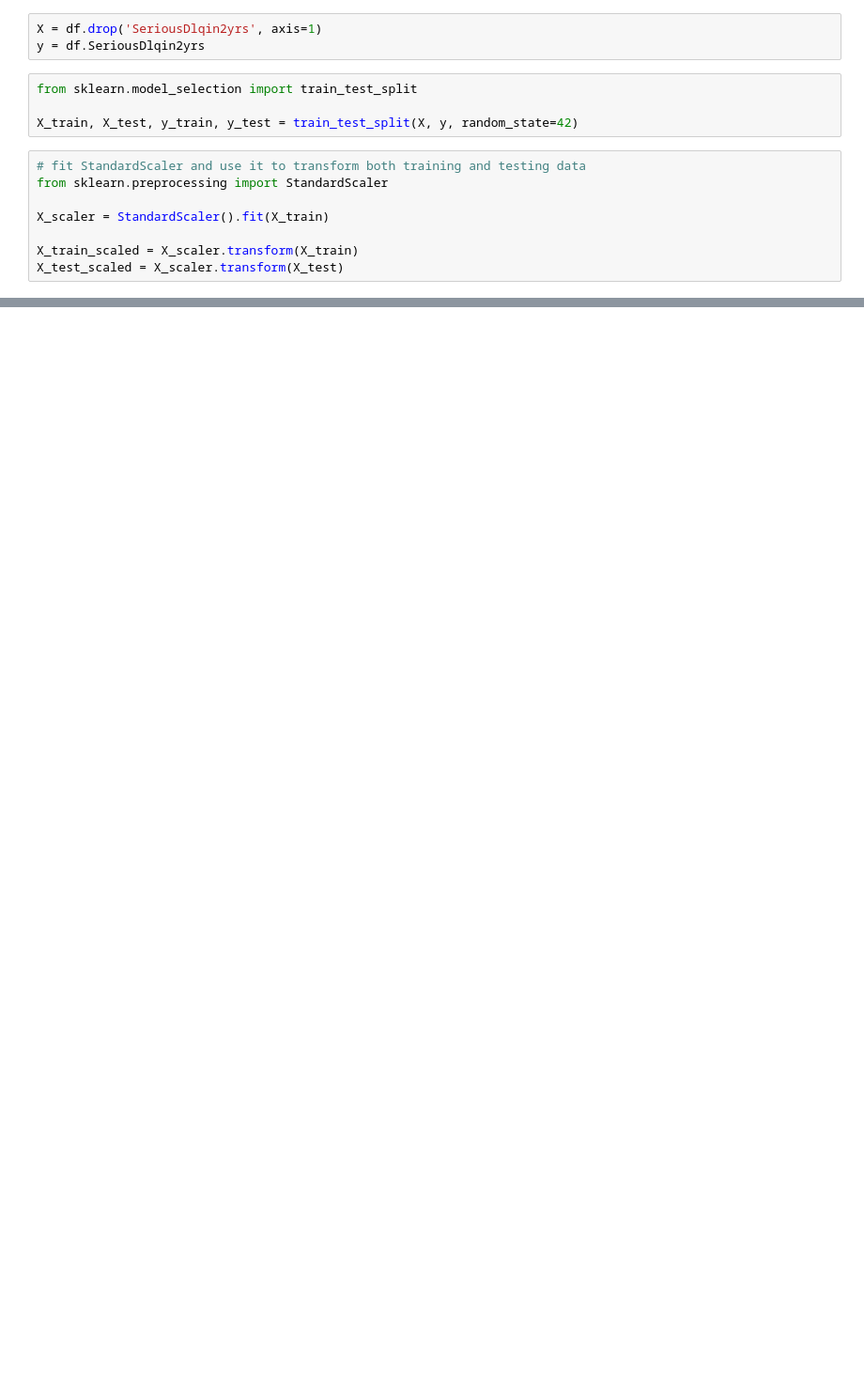
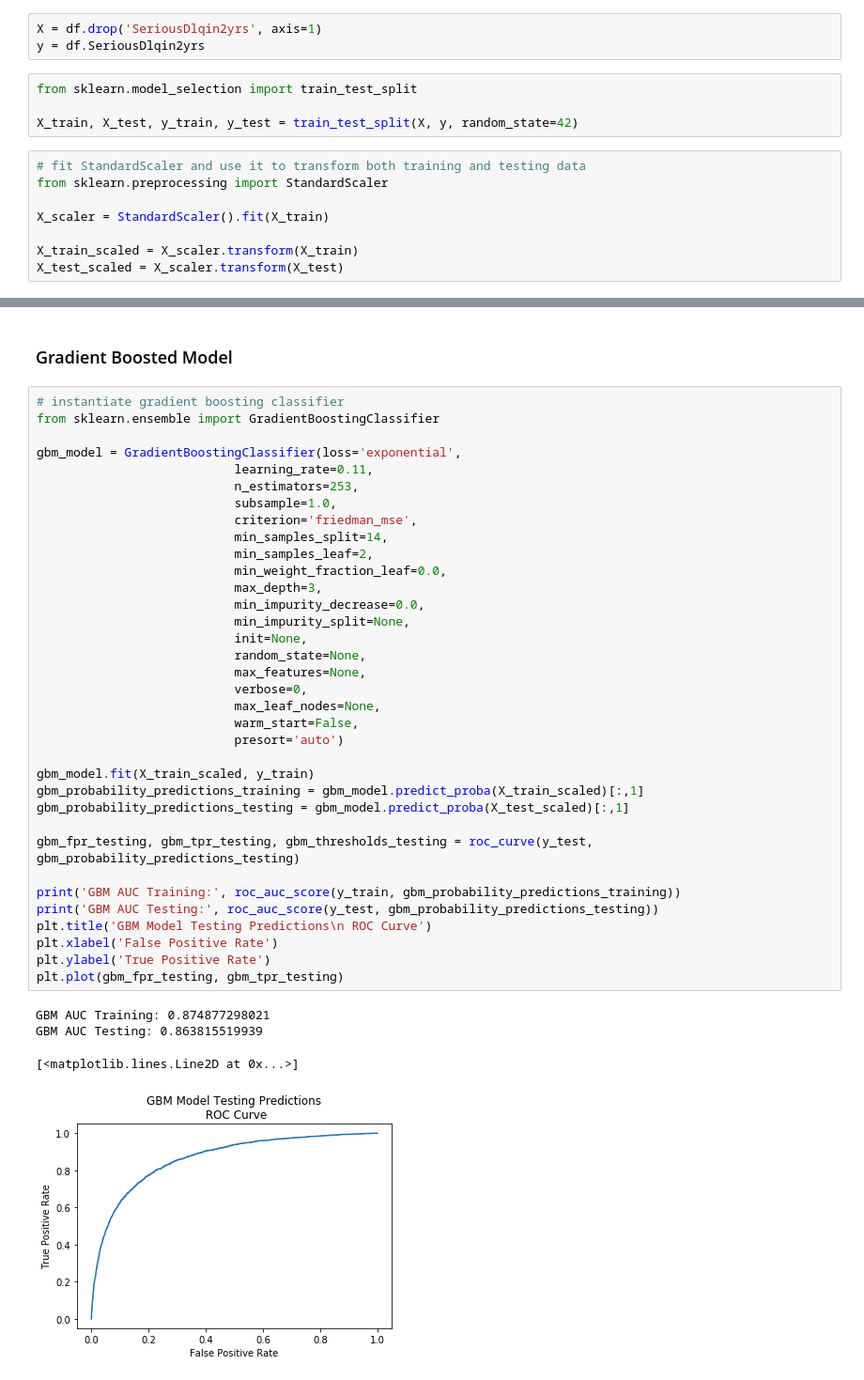
Before and after one commit to MaxParry/financial_distress, a Jupyter notebook: notebooks/integrated_notebook.ipynb, the cells around one changed output, grey strips where cells are left out. Shown: that part at 94% size. Saved outputs shown, nothing was run; the diff lists cells and outputs as text; blank space fills up the shorter version.

```diff
--- a/notebooks/integrated_notebook.ipynb
+++ b/notebooks/integrated_notebook.ipynb
@@ -359,0 +367,42 @@ joblib.dump(model, '../model/trained_default_model_v1.pkl')
+# %% [markdown]
+### Gradient Boosted Model
+# %%
+# instantiate gradient boosting classifier
+from sklearn.ensemble import GradientBoostingClassifier
+
+gbm_model = GradientBoostingClassifier(loss='exponential',
+                           learning_rate=0.11,
+                           n_estimators=253,
+                           subsample=1.0,
+                           criterion='friedman_mse',
+                           min_samples_split=14,
+                           min_samples_leaf=2,
+                           min_weight_fraction_leaf=0.0,
+                           max_depth=3,
+                           min_impurity_decrease=0.0,
+                           min_impurity_split=None,
+                           init=None,
+                           random_state=None,
+                           max_features=None,
+                           verbose=0,
+                           max_leaf_nodes=None,
+                           warm_start=False,
+                           presort='auto')
+
+gbm_model.fit(X_train_scaled, y_train)
+gbm_probability_predictions_training = gbm_model.predict_proba(X_train_scaled)[:,1]
+gbm_probability_predictions_testing = gbm_model.predict_proba(X_test_scaled)[:,1]
+
+gbm_fpr_testing, gbm_tpr_testing, gbm_thresholds_testing = roc_curve(y_test, gbm_probability_predictions_testing)
+
+print('GBM AUC Training:', roc_auc_score(y_train, gbm_probability_predictions_training))
+print('GBM AUC Testing:', roc_auc_score(y_test, gbm_probability_predictions_testing))
+plt.title('GBM Model Testing Predictions\n ROC Curve')
+plt.xlabel('False Positive Rate')
+plt.ylabel('True Positive Rate')
+plt.plot(gbm_fpr_testing, gbm_tpr_testing)
+# %% [output]
+GBM AUC Training: 0.874877298021
+GBM AUC Testing: 0.863815519939
+[<matplotlib.lines.Line2D at 0x...>]
+[figure, added]
```
Also changed, not shown: parts of 53 cells of this notebook, 5 other files.
